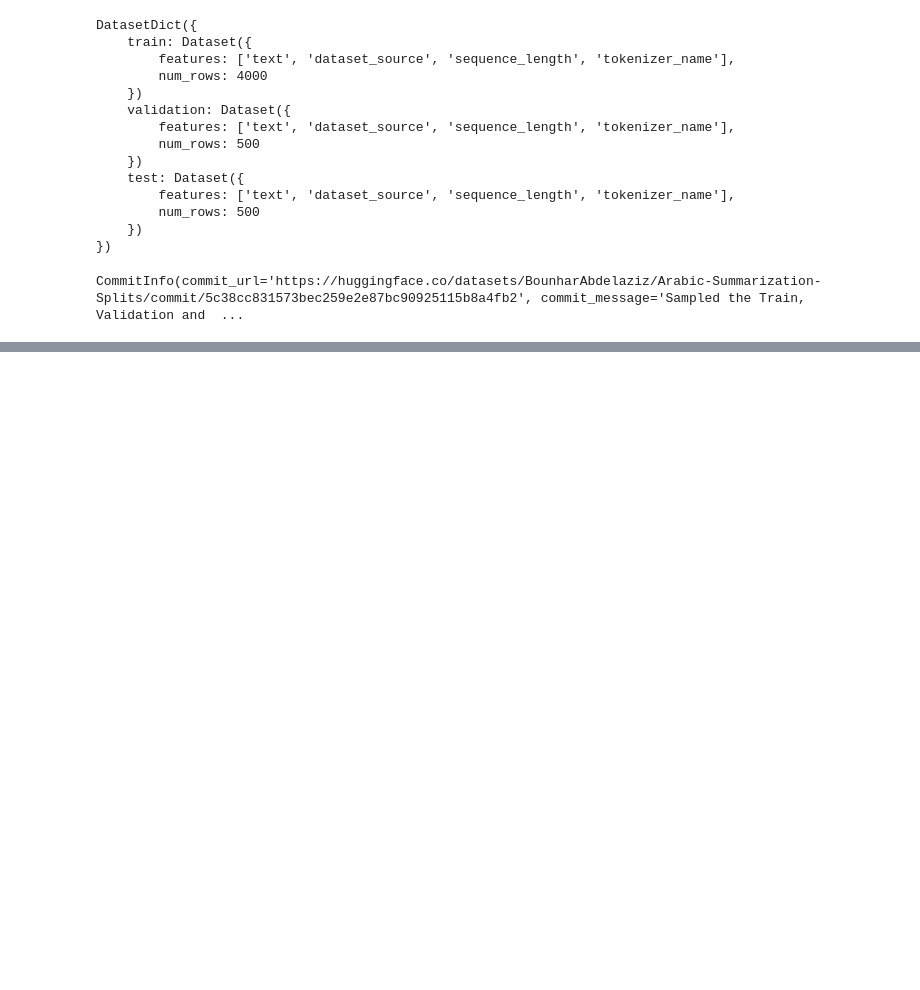
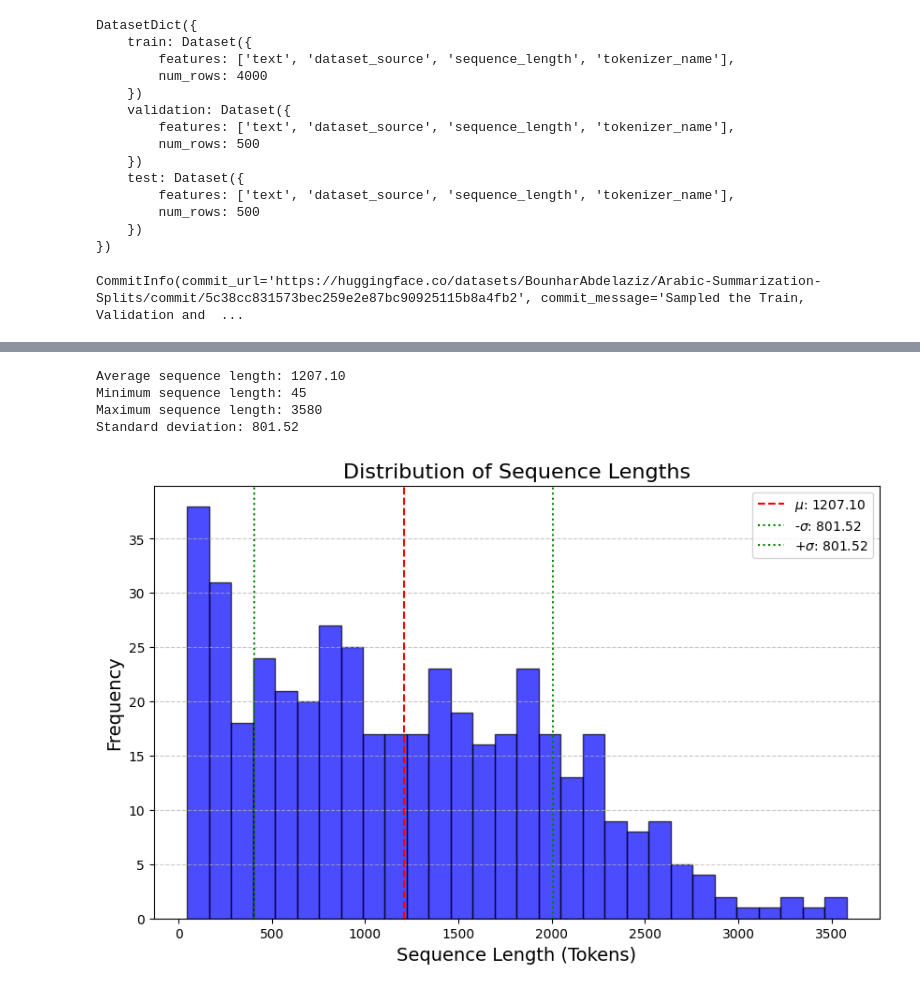
Before and after one commit to ybendou/Arabic-Summurization, a Jupyter notebook: data/data_collection_and_exploration.ipynb, the cells around one changed output, grey strips where cells are left out. Drawn from its saved outputs; the diff is of its cells as text; code cells hidden in the pictures; blank space fills up the shorter version.

```diff
--- a/data/data_collection_and_exploration.ipynb
+++ b/data/data_collection_and_exploration.ipynb
@@ -502,0 +599,9 @@ CommitInfo(commit_url='https://huggingface.co/datasets/BounharAbdelaziz/Arabic-S
+# %%
+# plot the new sequence length statistics
+_, _ =get_sequence_length_statistics(test_dataset)
+# %% [output]
+Average sequence length: 1207.10
+Minimum sequence length: 45
+Maximum sequence length: 3580
+Standard deviation: 801.52
+[figure, added]
```
Also changed, not shown: parts of 12 cells of this notebook.
